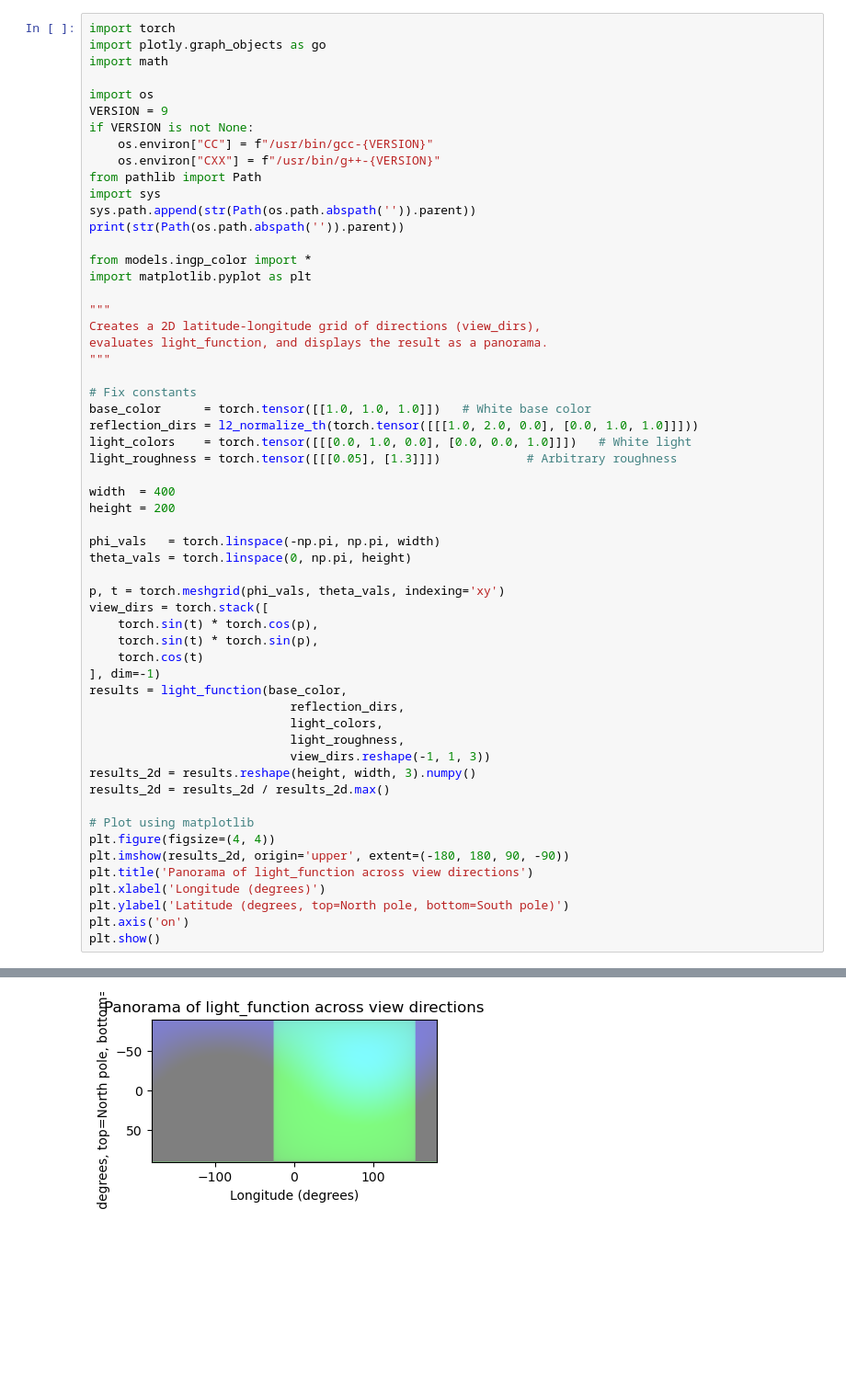
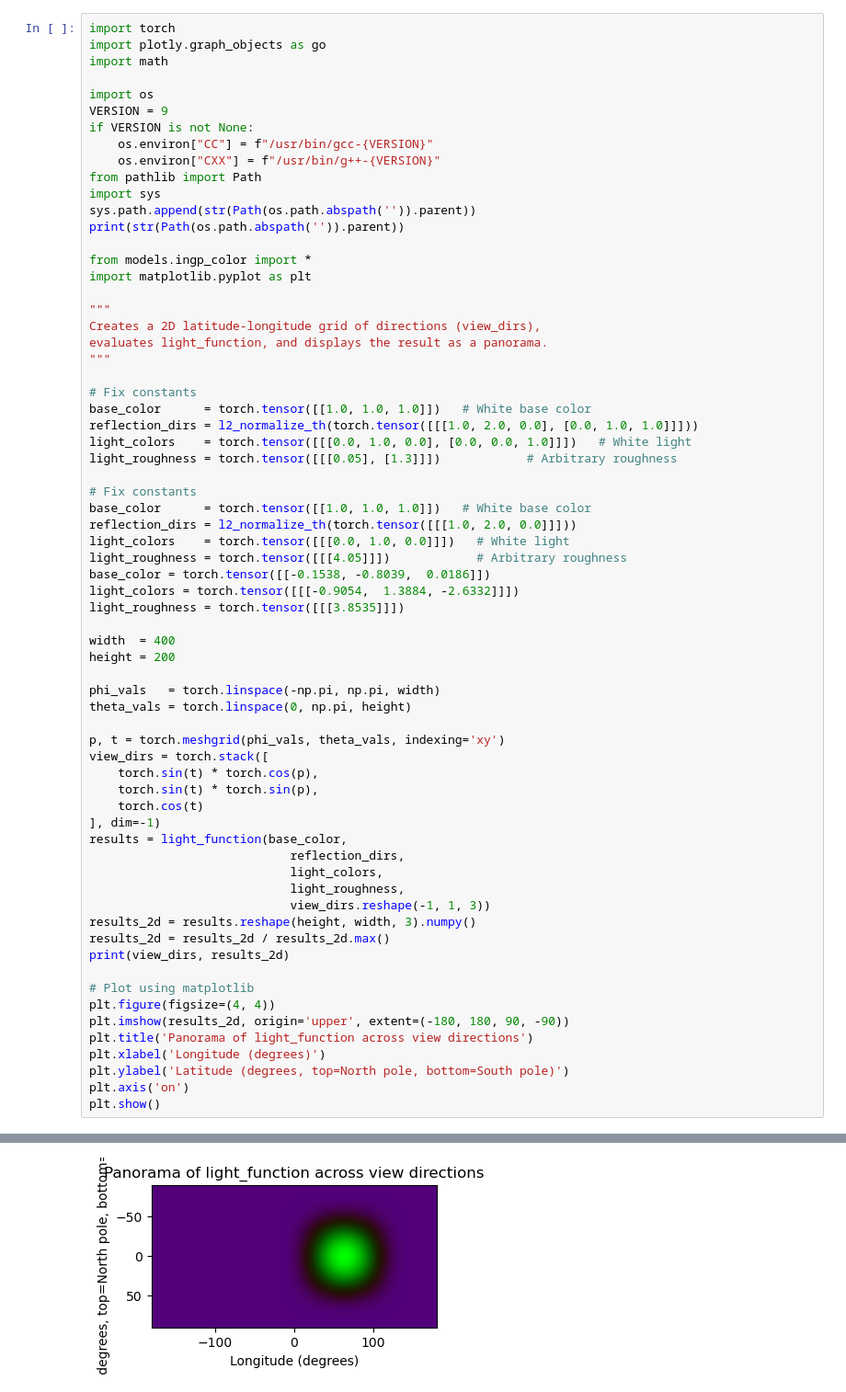
Before and after one commit to TuskAW/radiance_meshes, a Jupyter notebook: notebooks/color_fn_debug.ipynb, the cells around one changed output, grey strips where cells are left out. Shown at 92% size. Saved outputs shown, nothing was run; the diff lists cells and outputs as text; blank space fills up the shorter version.

```diff
--- a/notebooks/color_fn_debug.ipynb
+++ b/notebooks/color_fn_debug.ipynb
@@ -27,6 +27,15 @@ reflection_dirs = l2_normalize_th(torch.tensor([[[1.0, 2.0, 0.0], [0.0, 1.0, 1.0
 light_colors    = torch.tensor([[[0.0, 1.0, 0.0], [0.0, 0.0, 1.0]]])   # White light
 light_roughness = torch.tensor([[[0.05], [1.3]]])            # Arbitrary roughness
 
+# Fix constants
+base_color      = torch.tensor([[1.0, 1.0, 1.0]])   # White base color
+reflection_dirs = l2_normalize_th(torch.tensor([[[1.0, 2.0, 0.0]]]))
+light_colors    = torch.tensor([[[0.0, 1.0, 0.0]]])   # White light
+light_roughness = torch.tensor([[[4.05]]])            # Arbitrary roughness
+base_color = torch.tensor([[-0.1538, -0.8039,  0.0186]])
+light_colors = torch.tensor([[[-0.9054,  1.3884, -2.6332]]])
+light_roughness = torch.tensor([[[3.8535]]])
+
 width  = 400
 height = 200
 
@@ -46,6 +55,7 @@ results = light_function(base_color,
                             view_dirs.reshape(-1, 1, 3))
 results_2d = results.reshape(height, width, 3).numpy()
 results_2d = results_2d / results_2d.max()
+print(view_dirs, results_2d)
 
 # Plot using matplotlib
 plt.figure(figsize=(4, 4))
@@ -77 +86 @@ torch.Size([1, 3]) torch.Size([200, 400, 3])
-[figure, old version]
+[figure, new version]
```
Also changed, not shown: parts of 1 cell of this notebook, 5 other files.
